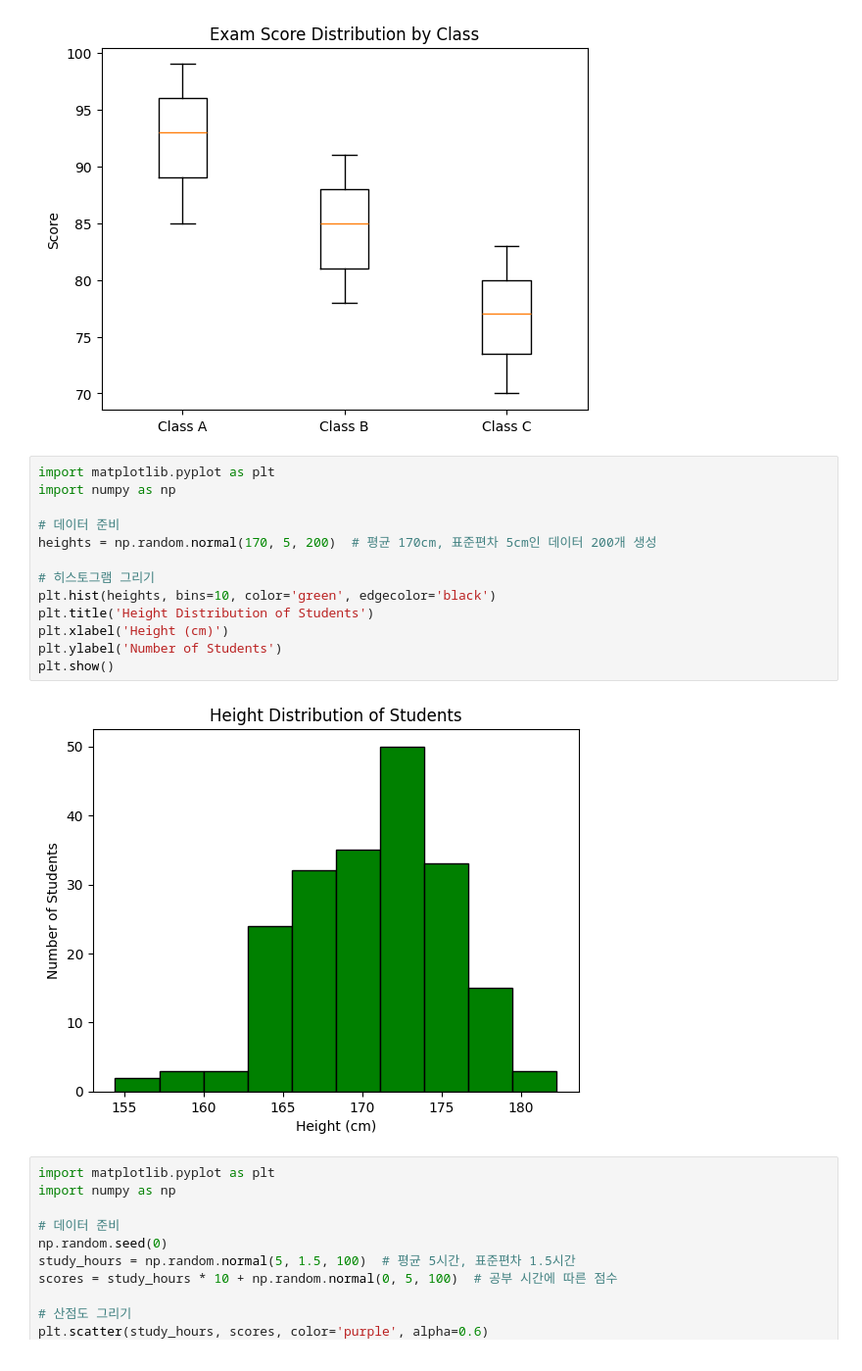
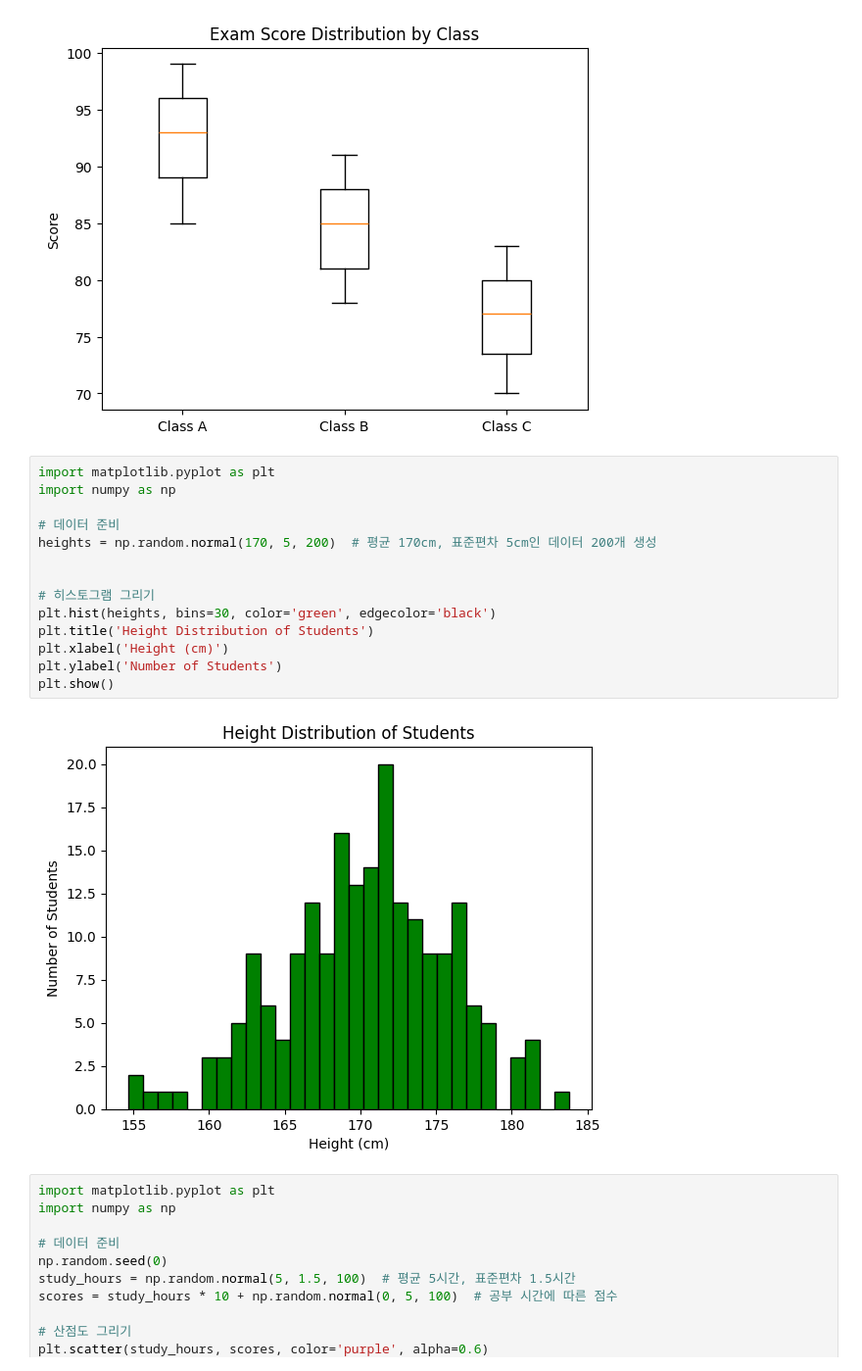
Before and after one commit to clachic00/data_analysis, a Jupyter notebook: matplotlib.ipynb, the cells around one changed output. Shown: that part at 98% size. Cells and saved outputs as stored; diff of their text form.

```diff
--- a/matplotlib.ipynb
+++ b/matplotlib.ipynb
@@ -108,18 +108,19 @@ plt.show()
 # %%
 import matplotlib.pyplot as plt
 import numpy as np
 
 # 데이터 준비
 heights = np.random.normal(170, 5, 200)  # 평균 170cm, 표준편차 5cm인 데이터 200개 생성
 
+
 # 히스토그램 그리기
-plt.hist(heights, bins=10, color='green', edgecolor='black')
+plt.hist(heights, bins=30, color='green', edgecolor='black')
 plt.title('Height Distribution of Students')
 plt.xlabel('Height (cm)')
 plt.ylabel('Number of Students')
 plt.show()
 # %% [output]
-[figure, old version]
+[figure, new version]
 # %%
 import matplotlib.pyplot as plt
 import numpy as np
```
Also changed, not shown: parts of 3 cells of this notebook, 8 other files.
